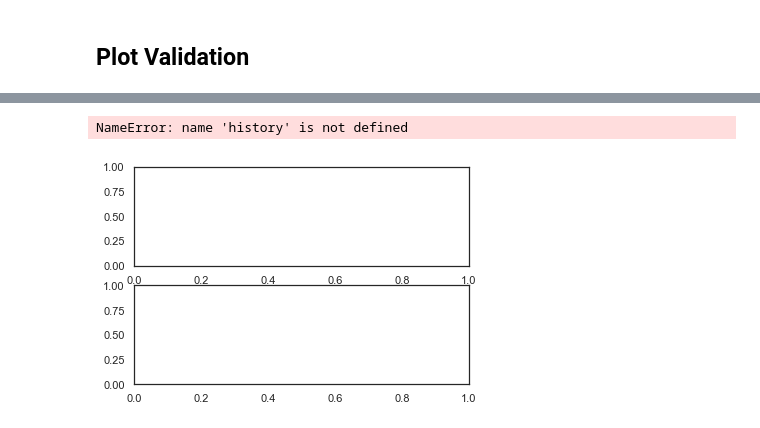
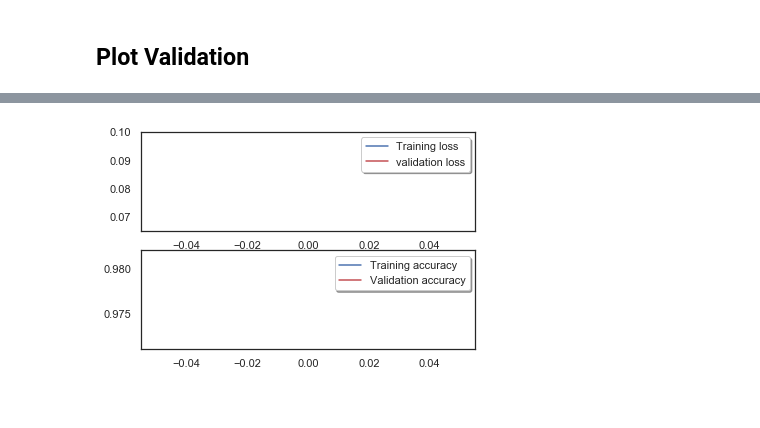
Before and after one commit to MarkEhler/CV_Practice, a Jupyter notebook: Computer Vision Practice Notebook.ipynb, the cells around one changed output, grey strips where cells are left out. Cells and saved outputs as stored; diff of their text form; code cells hidden in the pictures.

```diff
--- a/Computer Vision Practice Notebook.ipynb
+++ b/Computer Vision Practice Notebook.ipynb
@@ -179,7 +208,7 @@ learning_rate_reduction = ReduceLROnPlateau(monitor='val_acc',
                                             factor=0.5,
                                             min_lr=0.00001)
 
-epochs = 1 # More epochs means more training time and better results although too many can lead to overfitting
+epochs = 3 # More epochs means more training time and better results although too many can lead to overfitting
 batch_size = 86
 # %% [markdown]
 ## Data Augmentation
@@ -209,3 +238,6 @@ datagen = ImageDataGenerator(
 
 
 datagen.fit(X_tr)
+# %%
+steps = X_tr.shape[0] // batch_size
+steps
@@ -213,8 +247,8 @@ datagen.fit(X_tr)
 %%time
 # Fit the model
 
-hist = model.fit_generator(datagen.flow(X_tr,Y_tr, batch_size=batch_size),
+hist_datagen = model.fit_generator(datagen.flow(X_tr,Y_tr, batch_size=batch_size),
                            epochs = epochs, validation_data = (X_val,Y_val),
-                           verbose = 2, steps_per_epoch= X_tr.shape[0] // batch_size,
+                           verbose = 2, steps_per_epoch= steps,
                            callbacks=[learning_rate_reduction]) #entertain the use of early stopping and saving in callbacks
 # %% [output]
@@ -223,0 +260,4 @@ Wall time: 2min 58s
+# %%
+hist = model.fit(X_tr,Y_tr, batch_size=batch_size,
+                epochs = epochs, validation_split=0.1,
+                verbose = 2)
@@ -233,17 +278,16 @@ plt      sns     test_data       to_categorical  train_data      train_test_spli
 # %%
 # plotting loss and acc curves for training and validation sets
 
 fig, ax = plt.subplots(2,1)
-ax[0].plot(history.history['loss'], color='b', label="Training loss")
-ax[0].plot(history.history['val_loss'], color='r', label="validation loss",axes =ax[0])
+ax[0].plot(hist.history['loss'], color='b', label="Training loss")
+ax[0].plot(hist.history['val_loss'], color='r', label="validation loss",axes =ax[0])
 legend = ax[0].legend(loc='best', shadow=True)
 
-ax[1].plot(history.history['acc'], color='b', label="Training accuracy")
-ax[1].plot(history.history['val_acc'], color='r',label="Validation accuracy")
+ax[1].plot(hist.history['acc'], color='b', label="Training accuracy")
+ax[1].plot(hist.history['val_acc'], color='r',label="Validation accuracy")
 legend = ax[1].legend(loc='best', shadow=True)
 # %% [output]
-NameError: name 'history' is not defined
-[figure, old version]
+[figure, new version]
 # %%
 #  Conf matrix
 def plot_conf_matrix(cm, classes, normalize=False,
```
Also changed, not shown: parts of 12 cells of this notebook, 1 other file.
